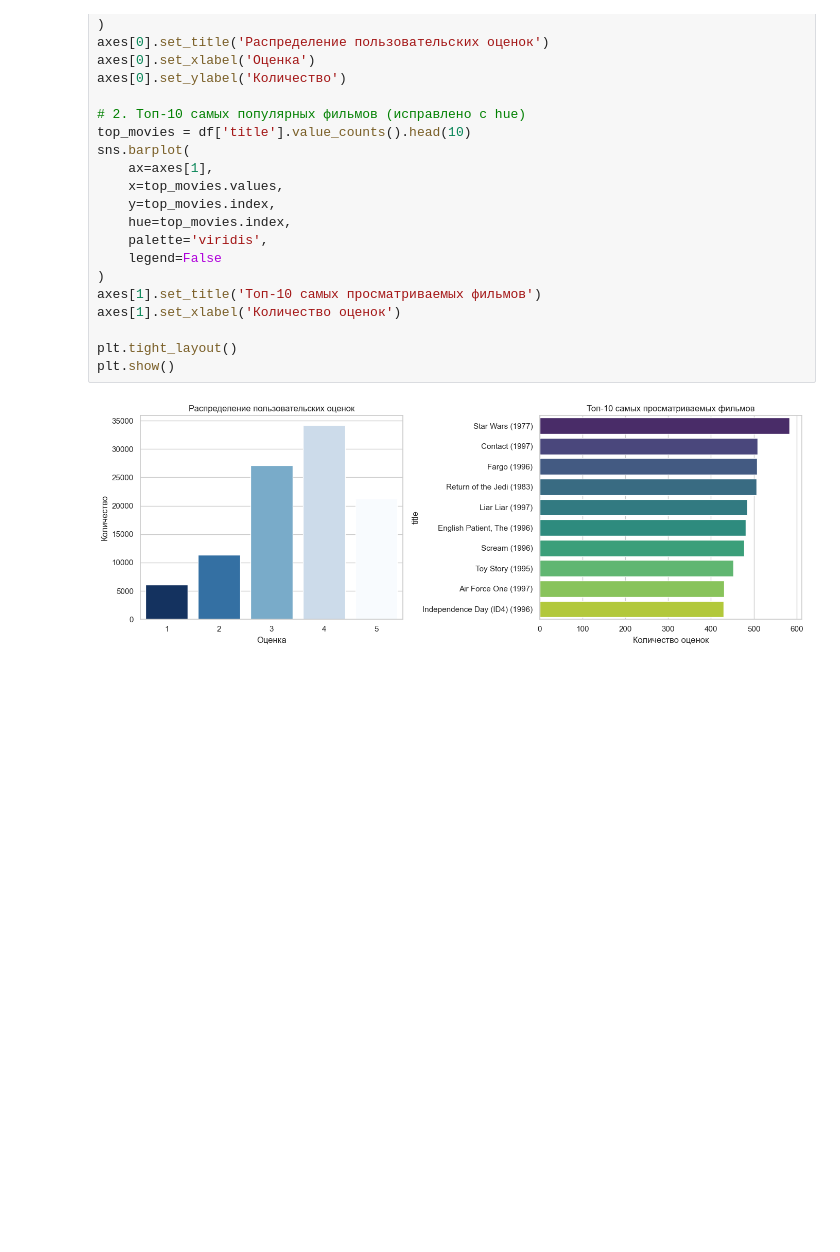
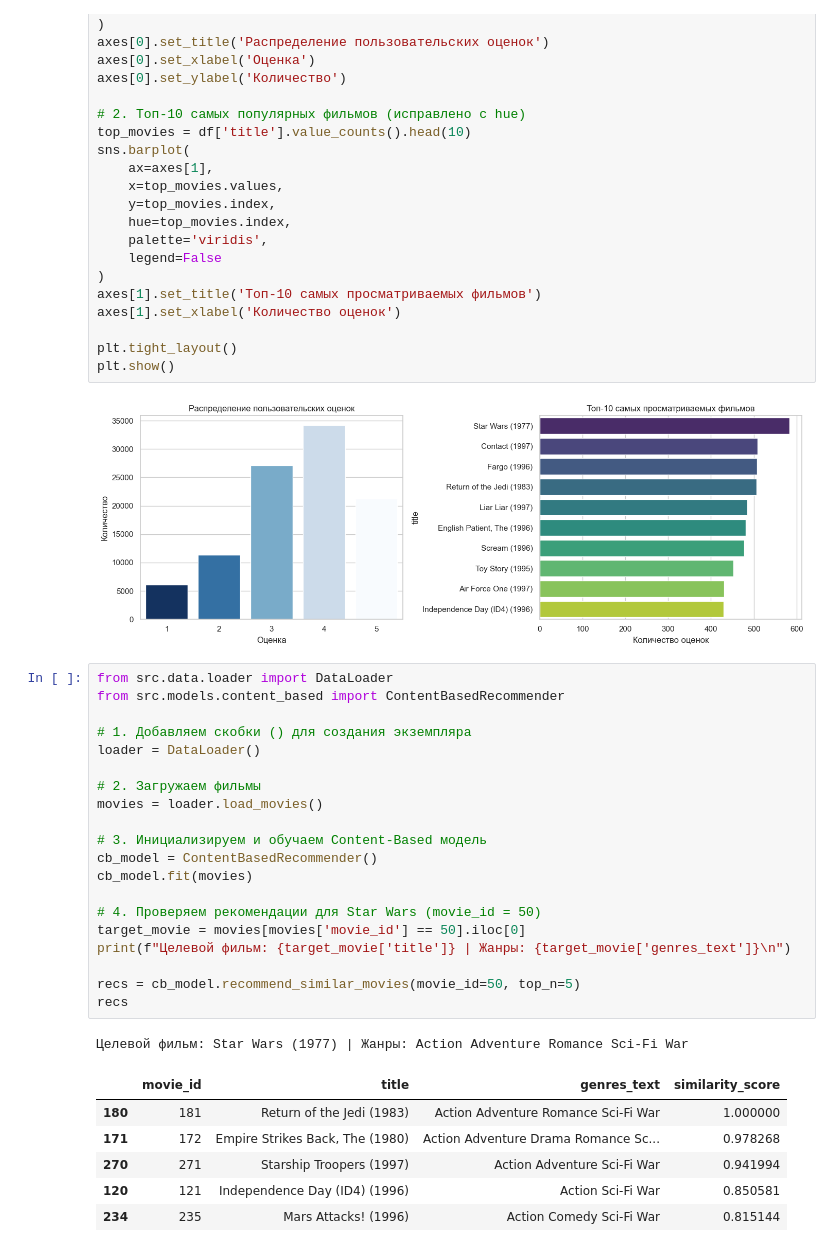
Before and after one commit to Klim783/Movie-recommendation-system, a Jupyter notebook: notebooks/01_eda_and_exploration.ipynb, the cells around one changed output. Saved outputs shown, nothing was run; the diff lists cells and outputs as text; blank space fills up the shorter version.

Commit message:
added content_based model

```diff
--- a/notebooks/01_eda_and_exploration.ipynb
+++ b/notebooks/01_eda_and_exploration.ipynb
@@ -61,3 +61,31 @@ plt.tight_layout()
 plt.show()
 # %% [output]
 [figure]
+# %%
+from src.data.loader import DataLoader
+from src.models.content_based import ContentBasedRecommender
+
+# 1. Добавляем скобки () для создания экземпляра
+loader = DataLoader()
+
+# 2. Загружаем фильмы
+movies = loader.load_movies()
+
+# 3. Инициализируем и обучаем Content-Based модель
+cb_model = ContentBasedRecommender()
+cb_model.fit(movies)
+
+# 4. Проверяем рекомендации для Star Wars (movie_id = 50)
+target_movie = movies[movies['movie_id'] == 50].iloc[0]
+print(f"Целевой фильм: {target_movie['title']} | Жанры: {target_movie['genres_text']}\n")
+
+recs = cb_model.recommend_similar_movies(movie_id=50, top_n=5)
+recs
+# %% [output]
+Целевой фильм: Star Wars (1977) | Жанры: Action Adventure Romance Sci-Fi War
+|  | movie_id | title | genres_text | similarity_score |
+| 180 | 181 | Return of the Jedi (1983) | Action Adventure Romance Sci-Fi War | 1.000000 |
+| 171 | 172 | Empire Strikes Back, The (1980) | Action Adventure Drama Romance Sc... | 0.978268 |
+| 270 | 271 | Starship Troopers (1997) | Action Adventure Sci-Fi War | 0.941994 |
+| 120 | 121 | Independence Day (ID4) (1996) | Action Sci-Fi War | 0.850581 |
+| 234 | 235 | Mars Attacks! (1996) | Action Comedy Sci-Fi War | 0.815144 |
```
